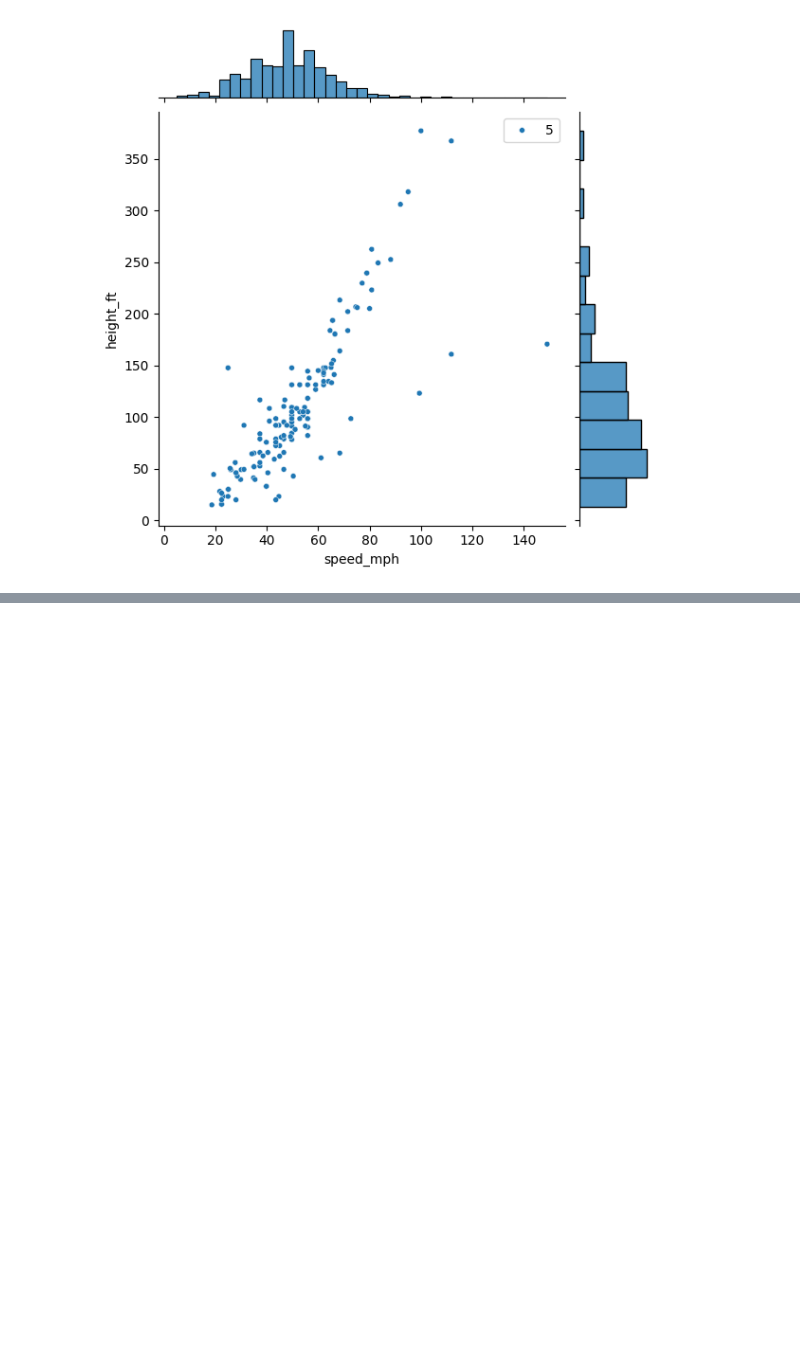
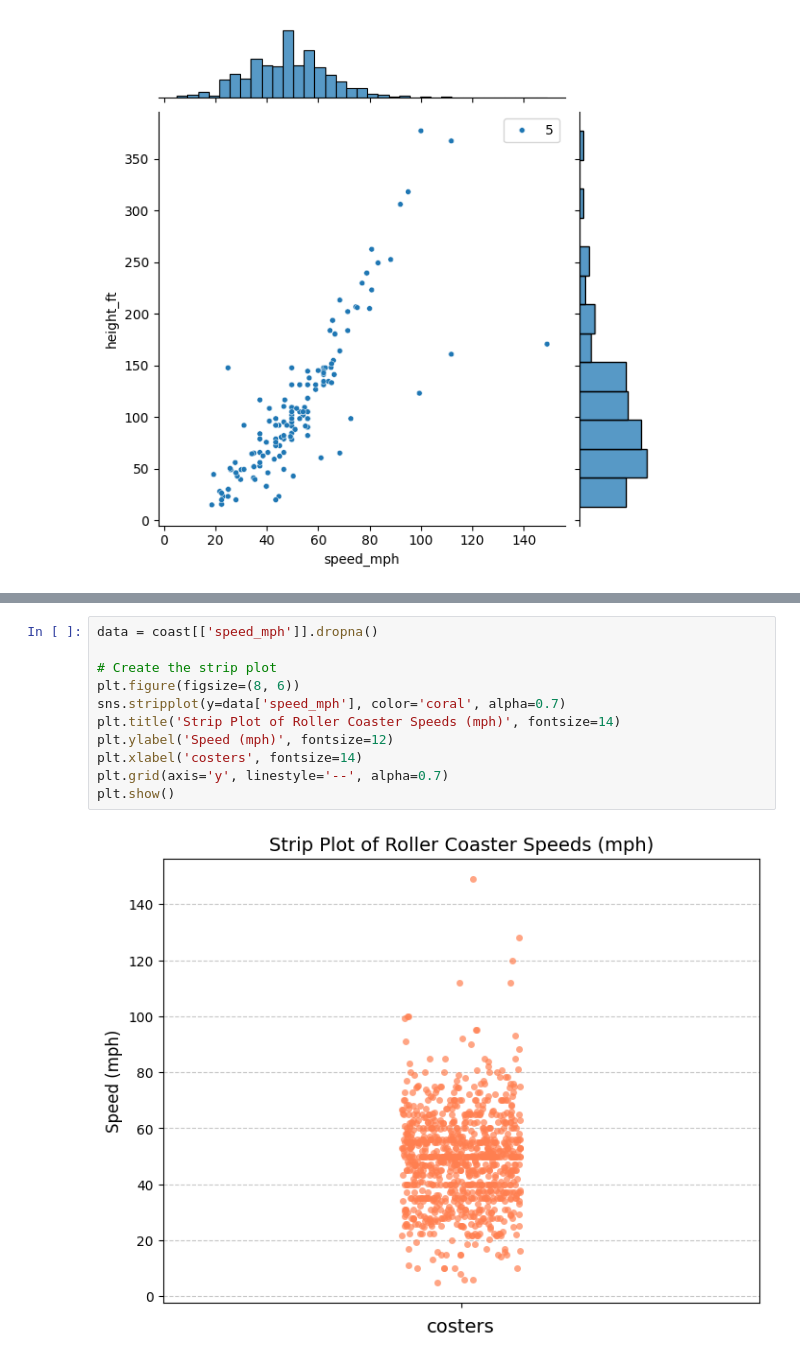
Before and after one commit to Jagadeeshkavuri1/ML_assignments, a Jupyter notebook: EDA.ipynb, the cells around one changed output, grey strips where cells are left out. Drawn from its saved outputs; the diff is of its cells as text; blank space fills up the shorter version.

```diff
--- a/EDA.ipynb
+++ b/EDA.ipynb
@@ -279,0 +282,13 @@ plt.show()
+# %%
+data = coast[['speed_mph']].dropna()
+
+# Create the strip plot
+plt.figure(figsize=(8, 6))
+sns.stripplot(y=data['speed_mph'], color='coral', alpha=0.7)
+plt.title('Strip Plot of Roller Coaster Speeds (mph)', fontsize=14)
+plt.ylabel('Speed (mph)', fontsize=12)
+plt.xlabel('costers', fontsize=14)
+plt.grid(axis='y', linestyle='--', alpha=0.7)
+plt.show()
+# %% [output]
+[figure, added]
```
Also changed, not shown: parts of 10 cells of this notebook.
